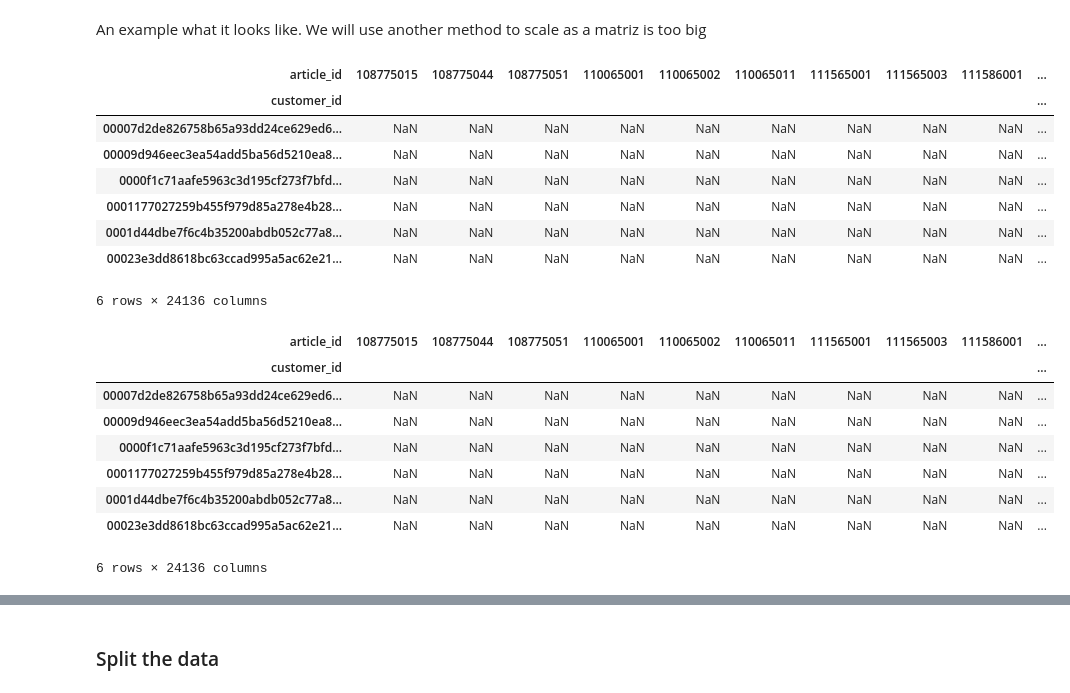
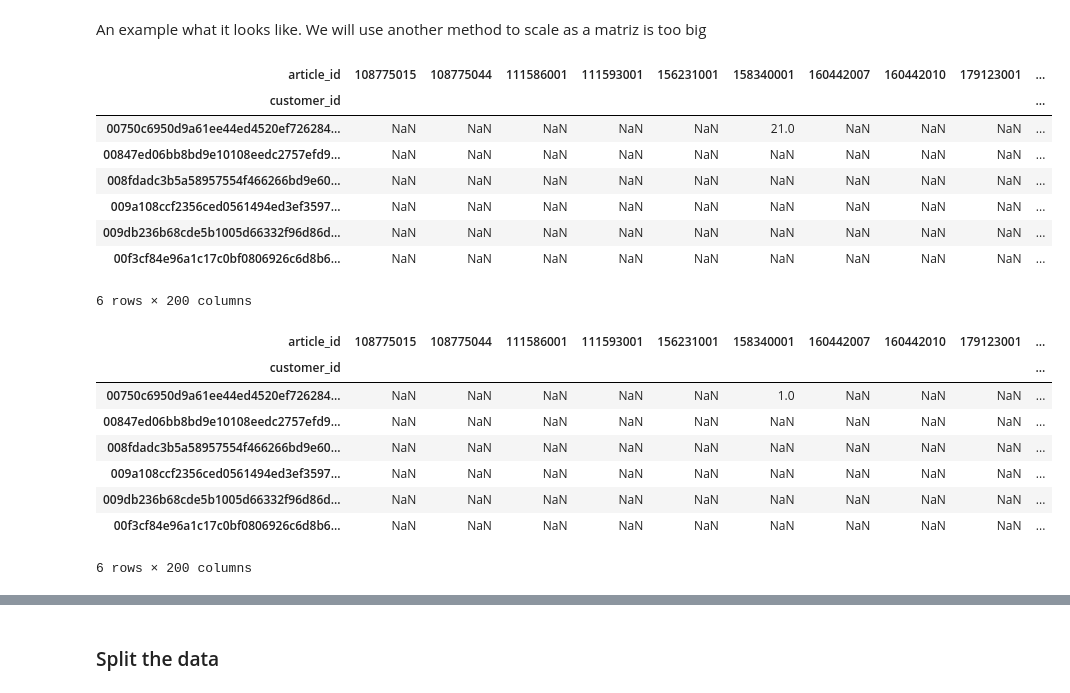
Before and after one commit to krisster/MLDM_project, a Jupyter notebook: H&M_project_test2.ipynb, the cells around one changed output, grey strips where cells are left out. Saved outputs shown, nothing was run; the diff lists cells and outputs as text; code cells hidden in the pictures.

```diff
--- a/H&M_project_test2.ipynb
+++ b/H&M_project_test2.ipynb
@@ -482,32 +556,31 @@ train[50:70]
 # %% [markdown]
 An example what it looks like. We will use another method to scale as a matriz is too big
 # %%
-train_copy = train[1:50000]
-df_matrix = pd.pivot_table(train_copy, values='purchase_count', index='customer_id', columns='article_id')
+df_matrix = pd.pivot_table(train, values='purchase_count', index='customer_id', columns='article_id')
 df_matrix.head(6)
 # %% [output]
-| article_id | 108775015 | 108775044 | 108775051 | 110065001 | 110065002 | 110065011 | 111565001 | 111565003 | 111586001 | ... |
+| article_id | 108775015 | 108775044 | 111586001 | 111593001 | 156231001 | 158340001 | 160442007 | 160442010 | 179123001 | ... |
 | customer_id |  |  |  |  |  |  |  |  |  | ... |
-| 00007d2de826758b65a93dd24ce629ed6... | NaN | NaN | NaN | NaN | NaN | NaN | NaN | NaN | NaN | ... |
-| 00009d946eec3ea54add5ba56d5210ea8... | NaN | NaN | NaN | NaN | NaN | NaN | NaN | NaN | NaN | ... |
-| 0000f1c71aafe5963c3d195cf273f7bfd... | NaN | NaN | NaN | NaN | NaN | NaN | NaN | NaN | NaN | ... |
-| 0001177027259b455f979d85a278e4b28... | NaN | NaN | NaN | NaN | NaN | NaN | NaN | NaN | NaN | ... |
-| 0001d44dbe7f6c4b35200abdb052c77a8... | NaN | NaN | NaN | NaN | NaN | NaN | NaN | NaN | NaN | ... |
-| 00023e3dd8618bc63ccad995a5ac62e21... | NaN | NaN | NaN | NaN | NaN | NaN | NaN | NaN | NaN | ... |
+| 00750c6950d9a61ee44ed4520ef726284... | NaN | NaN | NaN | NaN | NaN | 21.0 | NaN | NaN | NaN | ... |
+| 00847ed06bb8bd9e10108eedc2757efd9... | NaN | NaN | NaN | NaN | NaN | NaN | NaN | NaN | NaN | ... |
+| 008fdadc3b5a58957554f466266bd9e60... | NaN | NaN | NaN | NaN | NaN | NaN | NaN | NaN | NaN | ... |
+| 009a108ccf2356ced0561494ed3ef3597... | NaN | NaN | NaN | NaN | NaN | NaN | NaN | NaN | NaN | ... |
+| 009db236b68cde5b1005d66332f96d86d... | NaN | NaN | NaN | NaN | NaN | NaN | NaN | NaN | NaN | ... |
+| 00f3cf84e96a1c17c0bf0806926c6d8b6... | NaN | NaN | NaN | NaN | NaN | NaN | NaN | NaN | NaN | ... |
-6 rows × 24136 columns
+6 rows × 200 columns
 # %%
 df_matrix_norm = (df_matrix-df_matrix.min())/(df_matrix.max()-df_matrix.min())
 df_matrix_norm.head(6)
 # %% [output]
-| article_id | 108775015 | 108775044 | 108775051 | 110065001 | 110065002 | 110065011 | 111565001 | 111565003 | 111586001 | ... |
+| article_id | 108775015 | 108775044 | 111586001 | 111593001 | 156231001 | 158340001 | 160442007 | 160442010 | 179123001 | ... |
 | customer_id |  |  |  |  |  |  |  |  |  | ... |
-| 00007d2de826758b65a93dd24ce629ed6... | NaN | NaN | NaN | NaN | NaN | NaN | NaN | NaN | NaN | ... |
-| 00009d946eec3ea54add5ba56d5210ea8... | NaN | NaN | NaN | NaN | NaN | NaN | NaN | NaN | NaN | ... |
-| 0000f1c71aafe5963c3d195cf273f7bfd... | NaN | NaN | NaN | NaN | NaN | NaN | NaN | NaN | NaN | ... |
-| 0001177027259b455f979d85a278e4b28... | NaN | NaN | NaN | NaN | NaN | NaN | NaN | NaN | NaN | ... |
-| 0001d44dbe7f6c4b35200abdb052c77a8... | NaN | NaN | NaN | NaN | NaN | NaN | NaN | NaN | NaN | ... |
-| 00023e3dd8618bc63ccad995a5ac62e21... | NaN | NaN | NaN | NaN | NaN | NaN | NaN | NaN | NaN | ... |
+| 00750c6950d9a61ee44ed4520ef726284... | NaN | NaN | NaN | NaN | NaN | 1.0 | NaN | NaN | NaN | ... |
+| 00847ed06bb8bd9e10108eedc2757efd9... | NaN | NaN | NaN | NaN | NaN | NaN | NaN | NaN | NaN | ... |
+| 008fdadc3b5a58957554f466266bd9e60... | NaN | NaN | NaN | NaN | NaN | NaN | NaN | NaN | NaN | ... |
+| 009a108ccf2356ced0561494ed3ef3597... | NaN | NaN | NaN | NaN | NaN | NaN | NaN | NaN | NaN | ... |
+| 009db236b68cde5b1005d66332f96d86d... | NaN | NaN | NaN | NaN | NaN | NaN | NaN | NaN | NaN | ... |
+| 00f3cf84e96a1c17c0bf0806926c6d8b6... | NaN | NaN | NaN | NaN | NaN | NaN | NaN | NaN | NaN | ... |
-6 rows × 24136 columns
+6 rows × 200 columns
 # %%
 d = df_matrix_norm.reset_index()
 d.index.names = ['scaled_purchase_freq']
```
Also changed, not shown: parts of 52 cells of this notebook.
